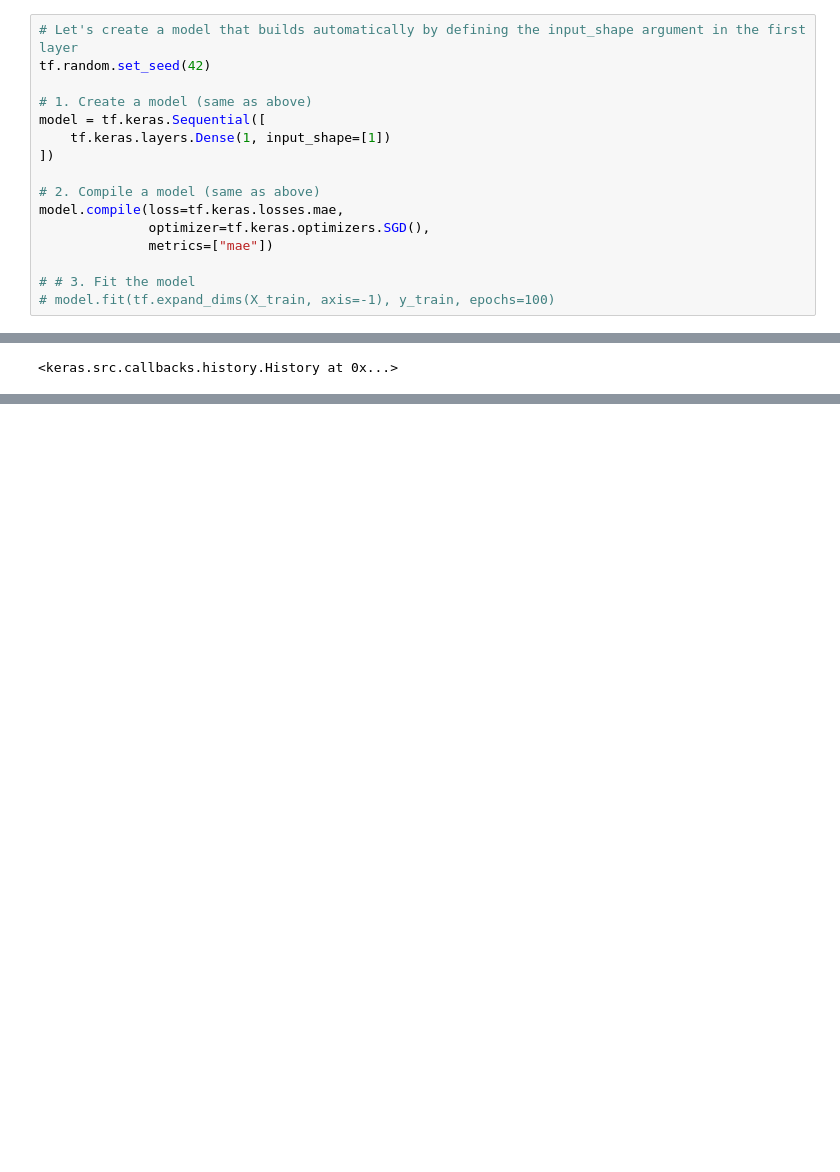
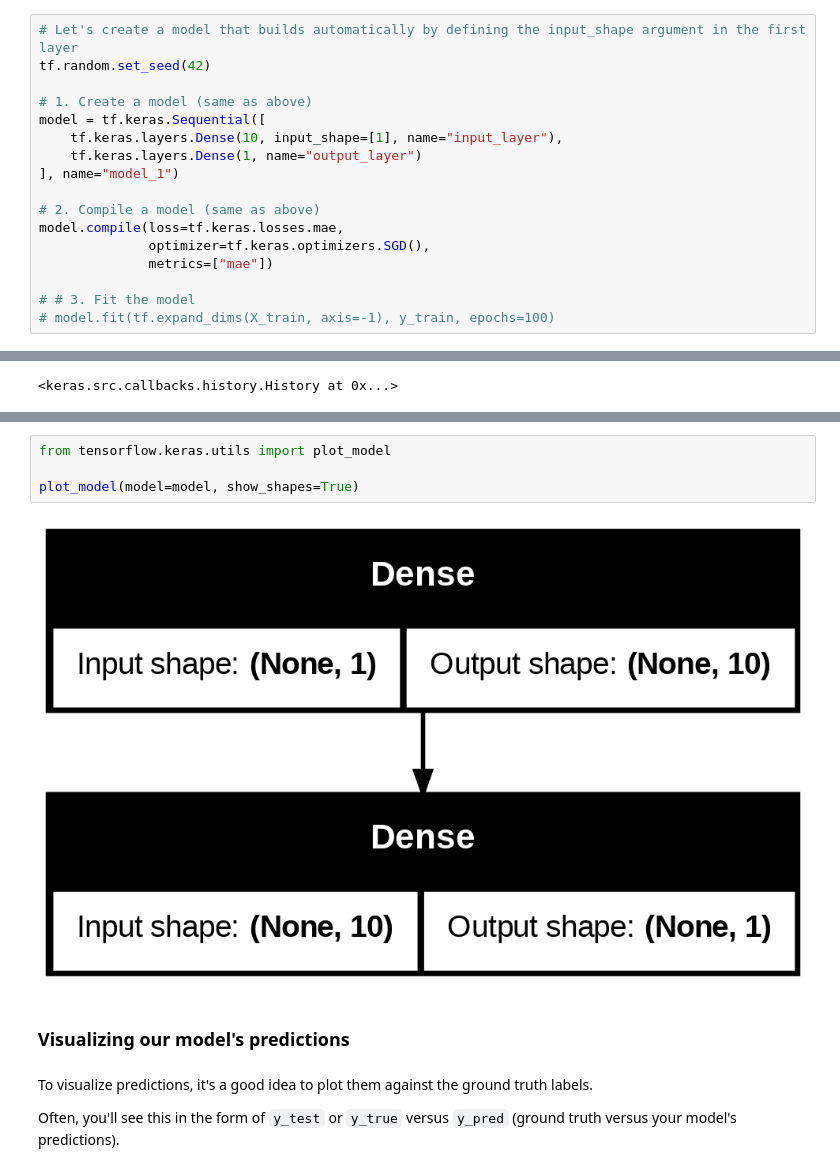
Before and after one commit to smmurdock/Learn-TensorFlow, a Jupyter notebook: 01_neural_network_regression_with_tf.ipynb, the cells around one changed output, grey strips where cells are left out. Drawn from its saved outputs; the diff is of its cells as text; blank space fills up the shorter version.

Commit message:
Visualize model predictions

```diff
--- a/01_neural_network_regression_with_tf.ipynb
+++ b/01_neural_network_regression_with_tf.ipynb
@@ -460,8 +460,9 @@ tf.random.set_seed(42)
 
 # 1. Create a model (same as above)
 model = tf.keras.Sequential([
-    tf.keras.layers.Dense(1, input_shape=[1])
-])
+    tf.keras.layers.Dense(10, input_shape=[1], name="input_layer"),
+    tf.keras.layers.Dense(1, name="output_layer")
+], name="model_1")
 
 # 2. Compile a model (same as above)
 model.compile(loss=tf.keras.losses.mae,
@@ -497,0 +517,12 @@ model.fit(tf.expand_dims(X_train, axis=-1), y_train, epochs=100, verbose=0)
+# %%
+from tensorflow.keras.utils import plot_model
+
+plot_model(model=model, show_shapes=True)
+# %% [output]
+[figure, added]
+# %% [markdown]
+### Visualizing our model's predictions
+# %% [markdown]
+To visualize predictions, it's a good idea to plot them against the ground truth labels.
+
+Often, you'll see this in the form of `y_test` or `y_true` versus `y_pred` (ground truth versus your model's predictions).
```
Also changed, not shown: parts of 18 cells of this notebook.
